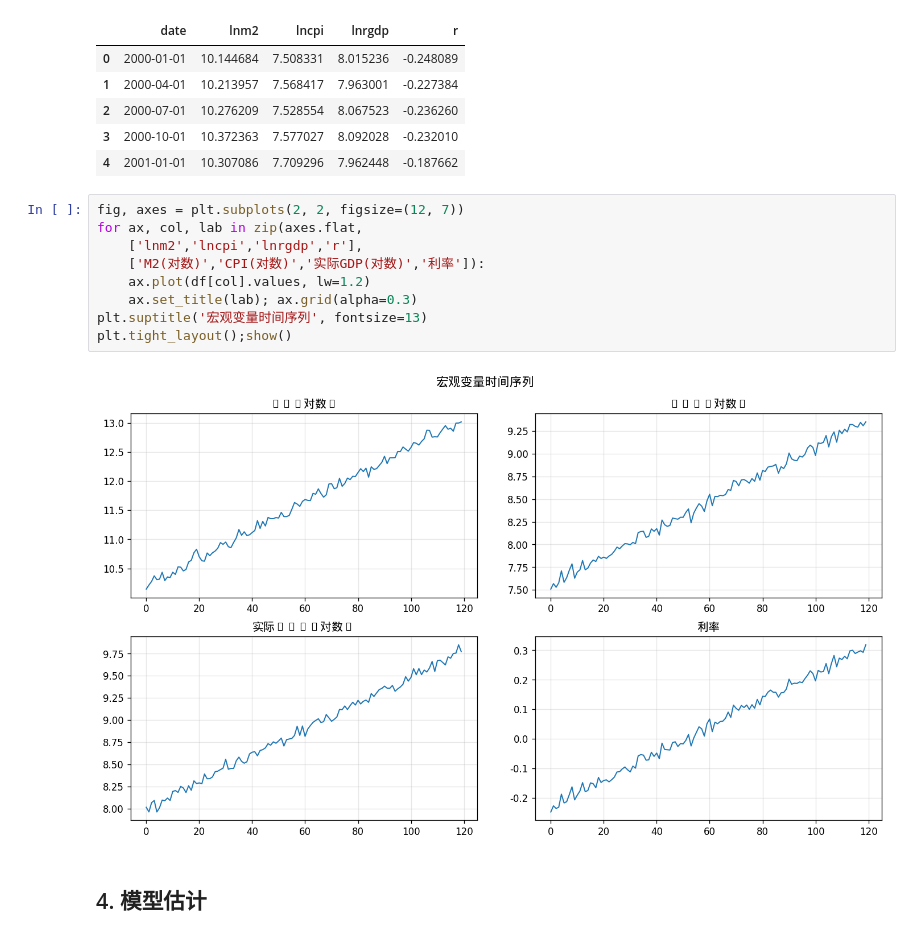
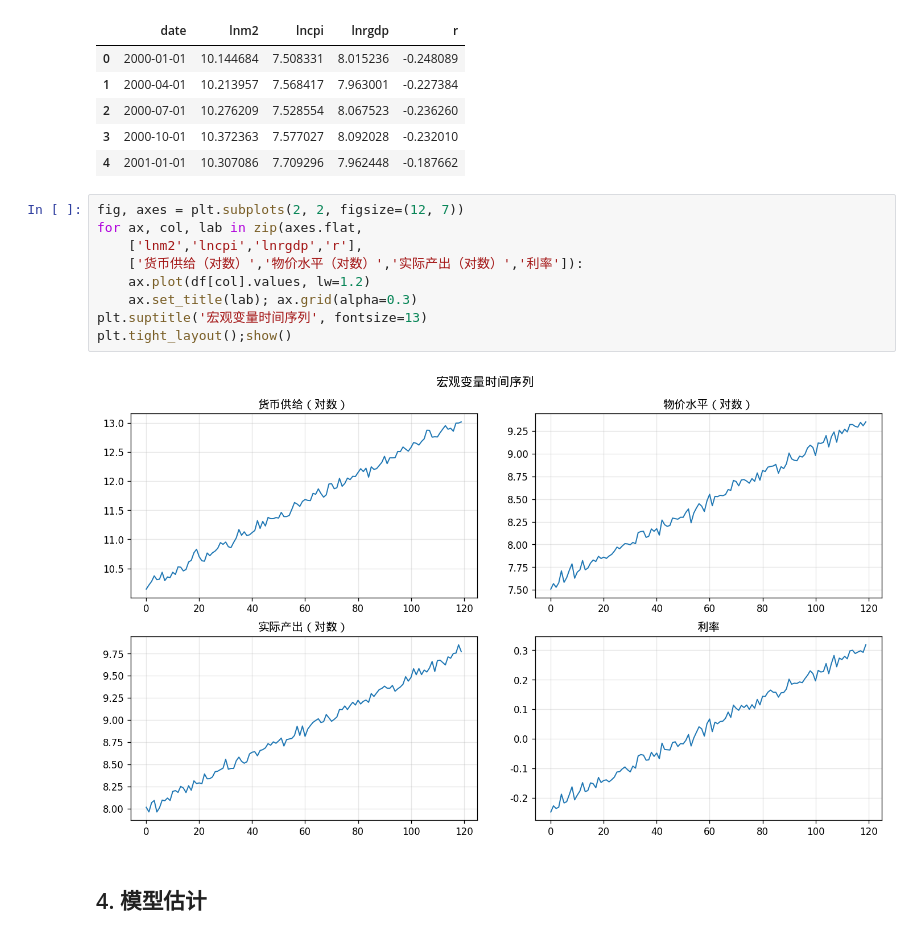
Before and after one commit to mofs0/EconometricsML, a Jupyter notebook: notebooks/traditional/T10_VAR_货币政策传导.ipynb, the cells around one changed output. Drawn from its saved outputs; the diff is of its cells as text.

```diff
--- a/notebooks/traditional/T10_VAR_货币政策传导.ipynb
+++ b/notebooks/traditional/T10_VAR_货币政策传导.ipynb
@@ -142,14 +142,14 @@ std                    NaN    0.833    0.530    0.518    0.159
 # %%
 fig, axes = plt.subplots(2, 2, figsize=(12, 7))
 for ax, col, lab in zip(axes.flat,
     ['lnm2','lncpi','lnrgdp','r'],
-    ['M2(对数)','CPI(对数)','实际GDP(对数)','利率']):
+    ['货币供给（对数）','物价水平（对数）','实际产出（对数）','利率']):
     ax.plot(df[col].values, lw=1.2)
     ax.set_title(lab); ax.grid(alpha=0.3)
 plt.suptitle('宏观变量时间序列', fontsize=13)
 plt.tight_layout();show()
 # %% [output]
-[figure, old version]
+[figure, new version]
 # %% [markdown]
 ## 4. 模型估计
 # %%
```
Also changed, not shown: parts of 1 cell of this notebook, 7 other files.
